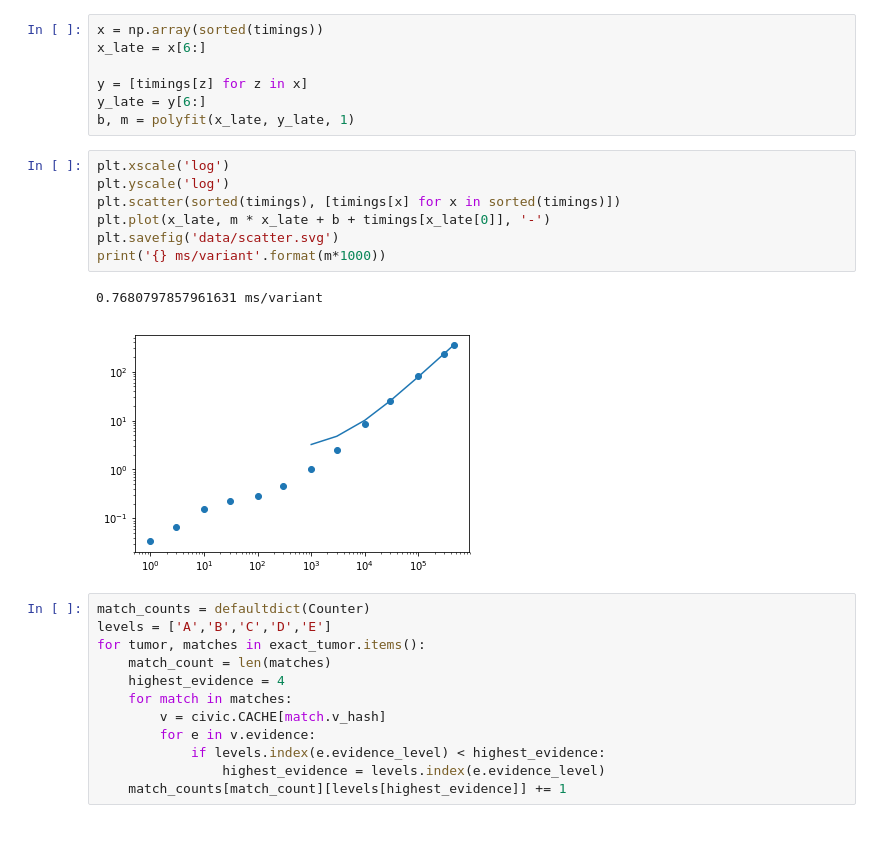
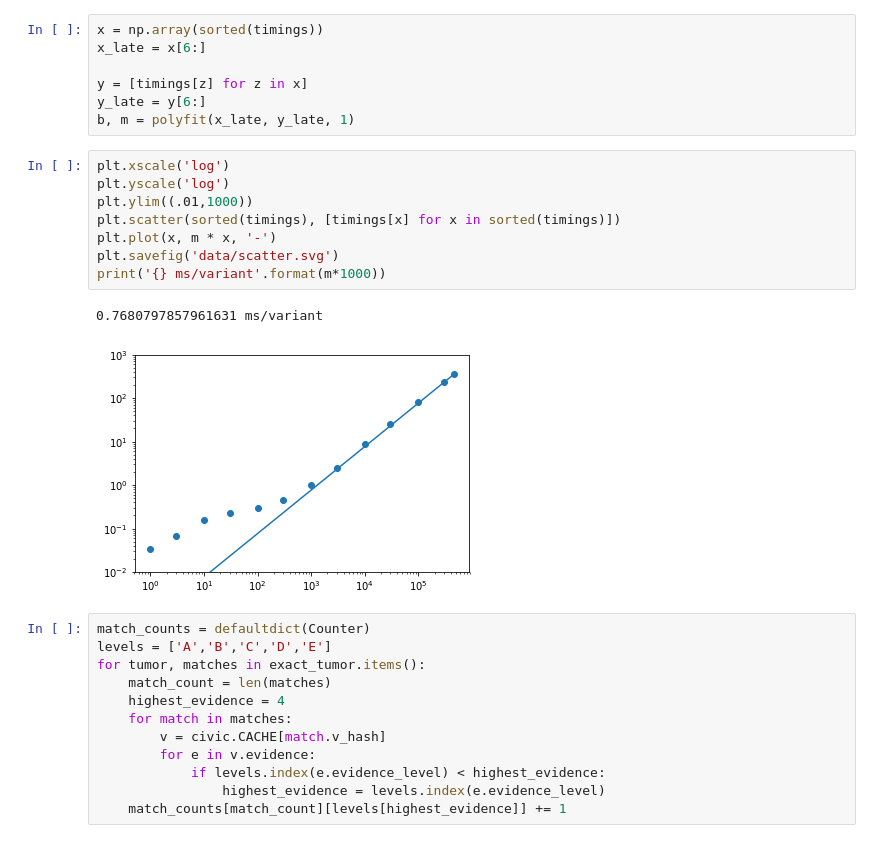
Before and after one commit to griffithlab/civicpy, a Jupyter notebook: analysis/Project GENIE.ipynb, the cells around one changed output. Cells and saved outputs as stored; diff of their text form.

Commit message:
analysis checkpoint; plot slope fix

```diff
--- a/analysis/Project GENIE.ipynb
+++ b/analysis/Project GENIE.ipynb
@@ -172,13 +172,14 @@ b, m = polyfit(x_late, y_late, 1)
 # %%
 plt.xscale('log')
 plt.yscale('log')
+plt.ylim((.01,1000))
 plt.scatter(sorted(timings), [timings[x] for x in sorted(timings)])
-plt.plot(x_late, m * x_late + b + timings[x_late[0]], '-')
+plt.plot(x, m * x, '-')
 plt.savefig('data/scatter.svg')
 print('{} ms/variant'.format(m*1000))
 # %% [output]
 0.7680797857961631 ms/variant
-[figure, old version]
+[figure, new version]
 # %%
 match_counts = defaultdict(Counter)
 levels = ['A','B','C','D','E']
```
